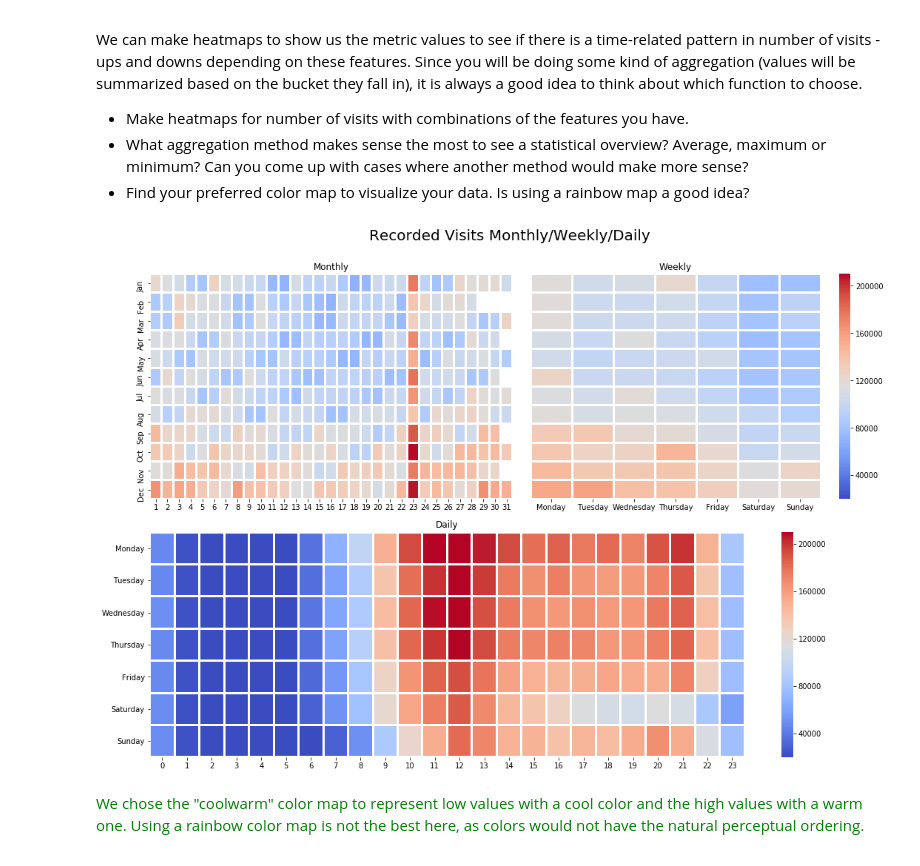
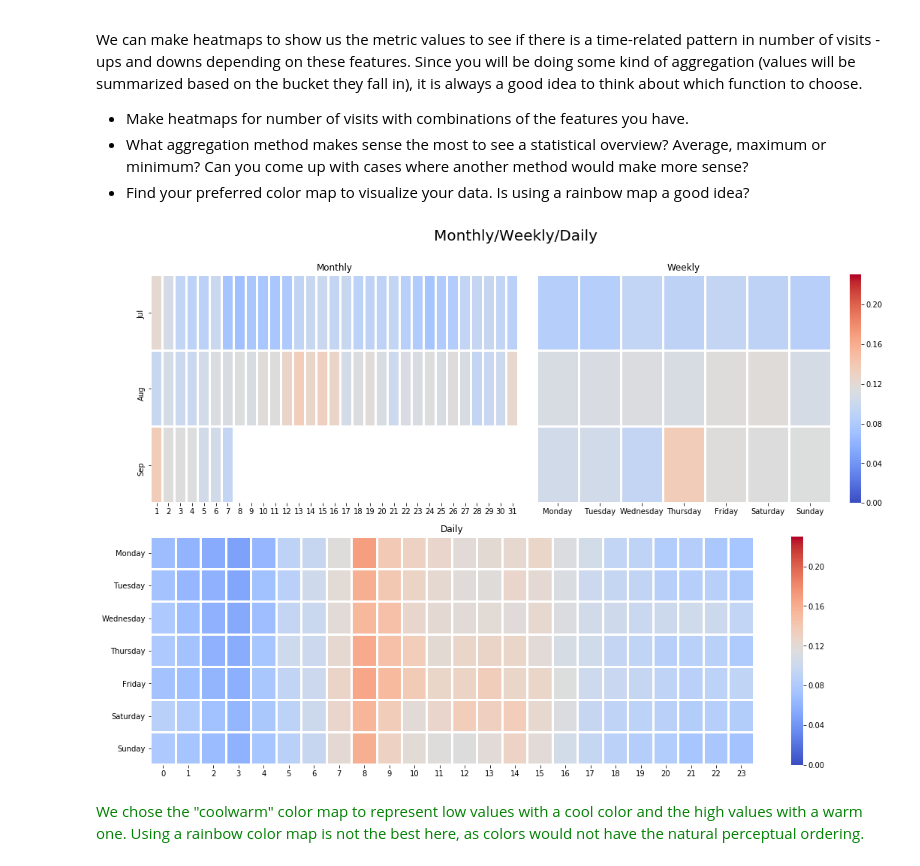
Before and after one commit to nerdiejack/capacity_management, a Jupyter notebook: notebooks/MyWebShop_text.ipynb, the cells around one changed output. Cells and saved outputs as stored; diff of their text form; code cells hidden in the pictures.

```diff
--- a/notebooks/MyWebShop_text.ipynb
+++ b/notebooks/MyWebShop_text.ipynb
@@ -32,12 +32,12 @@ But before that, we need some libraries. Handling datasets in Python is best don
 import pandas as pd
 # %%
 # pandas.read_csv: Read CSV (comma-separated file into DataFrame)
-df_database = pd.read_csv("../data/database_server.csv")
-df_database.name = 'Database'
-df_application = pd.read_csv("../data/app_server.csv")
-df_application.name = 'Application'
-df_webserver = pd.read_csv("../data/web_server.csv")
-df_webserver.name = 'Webserver'
+df_numenta1 = pd.read_csv("../data/numenta1.csv")
+df_numenta1.name = 'numenta1'
+df_numenta2 = pd.read_csv("../data/numenta2.csv")
+df_numenta2.name = 'numenta2'
+df_numenta3 = pd.read_csv("../data/numenta3.csv")
+df_numenta3.name = 'numenta3'
 # %% [markdown]
 The next thing to do is checking the data to make sure if it is really a data frame, and what it contains. After that, it is always a good idea to plot the dataset, as human beings are visual creatures. We understand the problem better if we can visualize it. It's always good to start simple, like this:
 
@@ -74,8 +74,8 @@ float64
 # %%
-df_database['DT'] = pd.to_datetime(df_database['DT'], format="%m/%d/%Y %H:%M")
-df_application['DT'] = pd.to_datetime(df_application['DT'], format="%m/%d/%Y %H:%M")
-df_webserver['DT'] = pd.to_datetime(df_webserver['DT'], format="%m/%d/%Y %H:%M")
-print(df_webserver['DT'].dtype)
+df_numenta1['timestamp'] = pd.to_datetime(df_database['timestamp'], format="%Y-%m-%d %H:%M:%S")
+df_numenta2['timestamp'] = pd.to_datetime(df_application['timestamp'], format="%Y-%m-%d %H:%M:%S")
+df_numenta3['timestamp'] = pd.to_datetime(df_webserver['timestamp'], format="%Y-%m-%d %H:%M:%S")
+print(df_numenta3['timestamp'].dtype)
 # %% [output]
 datetime64[ns]
 # %% [markdown]
@@ -112,12 +112,12 @@ for i in range(0, len(datasets)):
 # %% [markdown]
 <font color=green>Another one can be:<font>
 # %%
-datetime = df_webserver['DT']
+datetime = df_numenta3['timestamp']
 datetime = datetime.values.reshape(len(datetime), 1)
 print(datetime.dtype)
-vph = df_webserver['VPH']
-vph = vph.values.reshape(len(vph), 1)
+values = df_numenta3['value']
+values = values.values.reshape(len(values), 1)
 plt.figure(figsize=(18, 5))
-_=plt.scatter(datetime, vph, s=8)
+_=plt.scatter(datetime, values, s=8)
 # %% [output]
 datetime64[ns]
@@ -209,31 +216,31 @@ def create_pivot_df(dataframe, index, values, columns, sort_index = None, ascend
 # %%
 import seaborn as sns
 
-monthly = create_pivot_df(df_webserver, 'MoY', 'VPH', 'DoM', sort_index = MonthsofYear)
-weekly = create_pivot_df(df_webserver, 'MoY', 'VPH', 'DoW', sort_index = MonthsofYear, sort_column = DayofWeek)
-daily = create_pivot_df(df_webserver, 'DoW', 'VPH', 'HoD', sort_index = DayofWeek)
+monthly = create_pivot_df(df_numenta1, 'MoY', 'value', 'DoM', sort_index = MonthsofYear)
+weekly = create_pivot_df(df_numenta1, 'MoY', 'value', 'DoW', sort_index = MonthsofYear, sort_column = DayofWeek)
+daily = create_pivot_df(df_numenta1, 'DoW', 'value', 'HoD', sort_index = DayofWeek)
 
 gridsize = (10, 2)
 fig = plt.figure(figsize=(18, 12))
 fig.subplots_adjust(hspace=1.8, wspace=0.05)
-fig.suptitle('Recorded Visits Monthly/Weekly/Daily', fontsize=20, x=0.5, y=0.95)
+fig.suptitle('Monthly/Weekly/Daily', fontsize=20, x=0.5, y=0.95)
 ax1 = plt.subplot2grid(gridsize, (0, 0), rowspan=5)
 ax2 = plt.subplot2grid(gridsize, (0, 1), rowspan=5)
 ax3 = plt.subplot2grid(gridsize, (5, 0), colspan=2, rowspan=5)
-sns.heatmap(monthly, cmap='coolwarm', linewidths=2, ax=ax1, vmin=20000, vmax=210000, cbar=False, yticklabels=True)
+sns.heatmap(monthly, cmap='coolwarm', linewidths=2, ax=ax1, vmin=0, vmax=0.23, cbar=False, yticklabels=True)
 ax1.set_xlabel('')
 ax1.set_ylabel('')
 ax1.set_title('Monthly')
-sns.heatmap(weekly, cmap='coolwarm', linewidths=2, ax=ax2, vmin=20000, vmax=210000, yticklabels=False)
+sns.heatmap(weekly, cmap='coolwarm', linewidths=2, ax=ax2, vmin=0, vmax=0.23, yticklabels=False)
 ax2.set_xlabel('')
 ax2.set_ylabel('')
 ax2.set_title('Weekly')
-sns.heatmap(daily, cmap='coolwarm', linewidths=2, ax=ax3, vmin=20000, vmax=210000, cbar=True)
+sns.heatmap(daily, cmap='coolwarm', linewidths=2, ax=ax3, vmin=0, vmax=0.23, cbar=True)
 ax3.set_xlabel('')
 ax3.set_ylabel('')
 _ = ax3.set_title('Daily')
 # %% [output]
-[figure, old version]
+[figure, new version]
 # %% [markdown]
 <font color=green>We chose the "coolwarm" color map to represent low values with a cool color and the high values with a warm one. Using a rainbow color map is not the best here, as colors would not have the natural perceptual ordering.<font>
 # %% [markdown]
```
Also changed, not shown: parts of 8 cells of this notebook.
